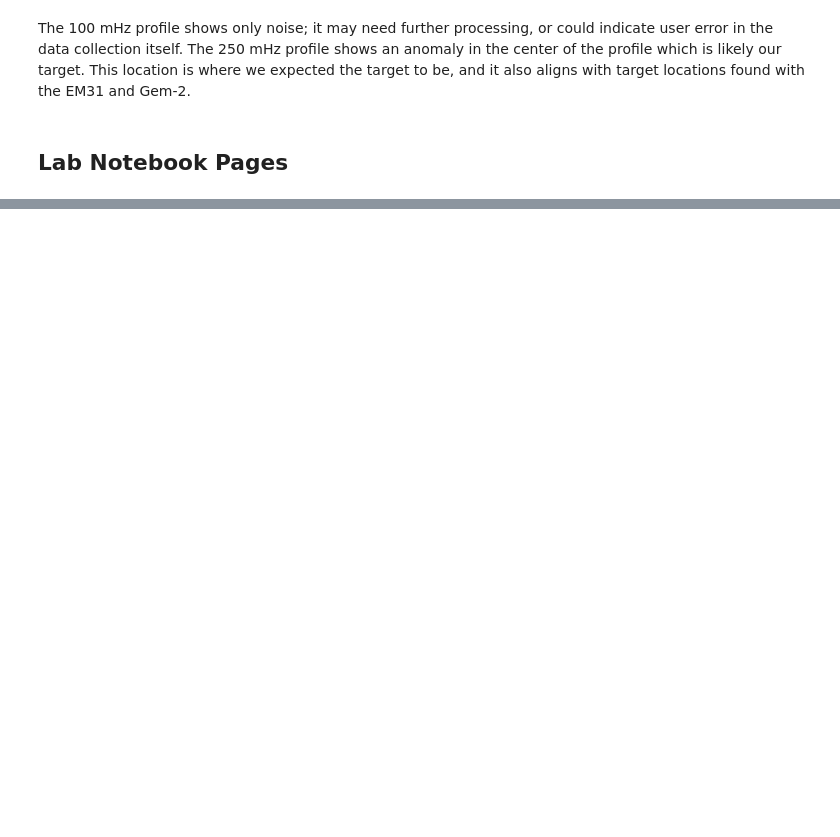
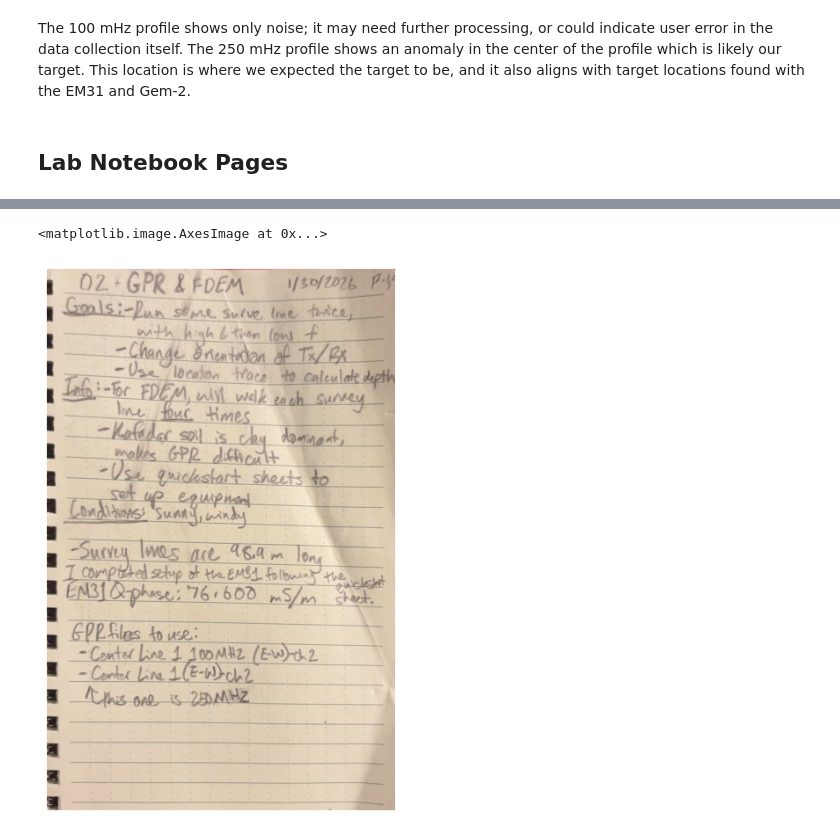
Before and after one commit to lillian-hanson/gpgn-318-328-notebooks, a Jupyter notebook: Labs/em/lab02/lab02.ipynb, the cells around one changed output, grey strips where cells are left out. Drawn from its saved outputs; the diff is of its cells as text; code cells hidden in the pictures; blank space fills up the shorter version.

```diff
--- a/Labs/em/lab02/lab02.ipynb
+++ b/Labs/em/lab02/lab02.ipynb
@@ -182,0 +188,8 @@ The 100 mHz profile shows only noise; it may need further processing, or could i
+# %%
+img_ntbk = mpimg.imread('lab02_notebookpages_page-0001.jpg')
+plt.figure(figsize=(8,8))
+plt.axis('off')
+plt.imshow(img_ntbk)
+# %% [output]
+<matplotlib.image.AxesImage at 0x...>
+[figure, added]
```
Also changed, not shown: parts of 8 cells of this notebook.
